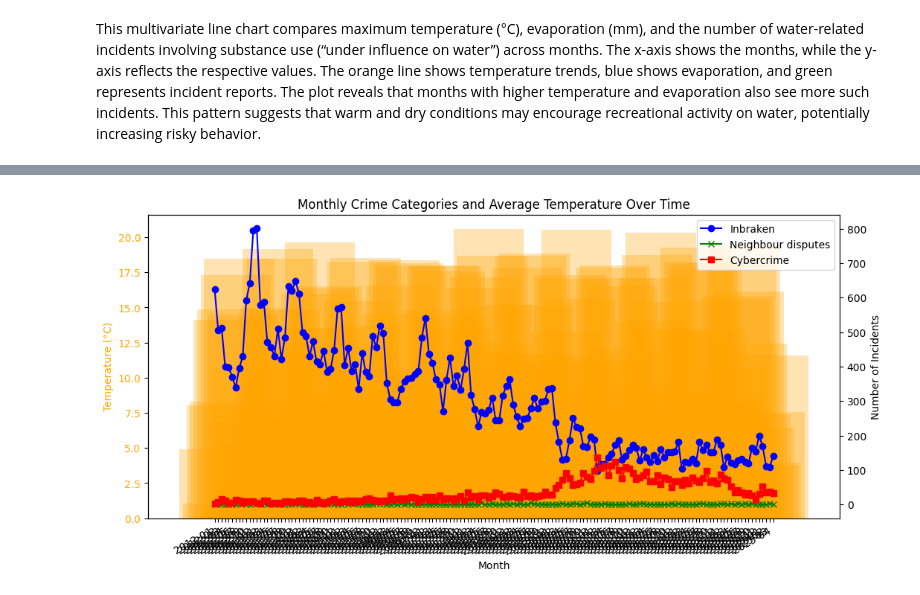
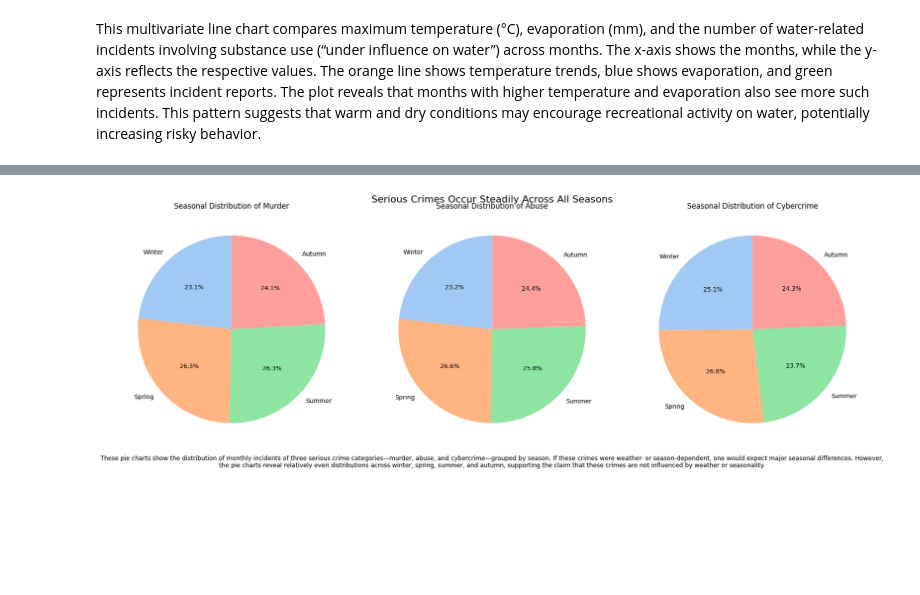
Before and after one commit to tomvanegmond/InfoVis, a Jupyter notebook: docs/notebook.ipynb, the cells around one changed output, grey strips where cells are left out. Cells and saved outputs as stored; diff of their text form; code cells hidden in the pictures; blank space fills up the shorter version.

```diff
--- a/docs/notebook.ipynb
+++ b/docs/notebook.ipynb
@@ -199,28 +169,51 @@ plt.show()
-# %%
-fig, ax1 = plt.subplots(figsize=(12,6))
-
-# Temperatuur als semi-transparante balken
-ax1.bar(df['month'], df['TG'], width=20, alpha=0.3, color='orange', label='Average Temperature (°C)')
-ax1.set_ylabel('Temperature (°C)', color='orange')
-ax1.tick_params(axis='y', labelcolor='orange')
-
-# Tweede y-as voor misdaad
-ax2 = ax1.twinx()
-
-ax2.plot(df['month'], df['1.1.1 Diefstal/inbraak woning'], label='Inbraken', color='blue', marker='o')
-ax2.plot(df['month'], df['2.4.1 Burengerucht (relatieproblemen)'], label='Neighbour disputes', color='green', marker='x')
-ax2.plot(df['month'], df['3.7.4 Cybercrime'], label='Cybercrime', color='red', marker='s')
-
-ax2.set_ylabel('Number of Incidents')
-ax2.tick_params(axis='y')
-
-plt.title('Monthly Crime Categories and Average Temperature Over Time')
-ax1.set_xlabel('Month')
-fig.autofmt_xdate()
-
-lines, labels = ax2.get_legend_handles_labels()
-ax2.legend(lines, labels, loc='upper right')
-
-plt.show()
-# %% [output]
-[figure, removed]
+# %%
+# Map each month number to a season
+season_map = {
+    1: 'Winter', 2: 'Winter', 12: 'Winter',
+    3: 'Spring', 4: 'Spring', 5: 'Spring',
+    6: 'Summer', 7: 'Summer', 8: 'Summer',
+    9: 'Autumn', 10: 'Autumn', 11: 'Autumn'
+}
+
+# Extract numeric month from 'year_month' and map to season
+df['month'] = pd.to_datetime(df['year_month']).dt.month
+df['Season'] = df['month'].map(season_map)
+
+# Serious crime columns and their display names
+serious_crimes = {
+    '1.4.2 Moord, doodslag': 'Murder',
+    '1.4.5 Mishandeling': 'Abuse',
+    '3.7.4 Cybercrime': 'Cybercrime'
+}
+
+# Create pie charts
+fig, axes = plt.subplots(1, 3, figsize=(18, 6))
+
+for ax, (col, label) in zip(axes, serious_crimes.items()):
+    # Total incidents per season for each crime
+    season_totals = df.groupby('Season')[col].sum().reindex(['Winter', 'Spring', 'Summer', 'Autumn'])
+
+    # Pie chart
+    ax.pie(
+        season_totals,
+        labels=season_totals.index,
+        autopct='%1.1f%%',
+        startangle=90,
+        colors=sns.color_palette("pastel")[0:4]
+    )
+    ax.set_title(f'Seasonal Distribution of {label}')
+
+# Title and caption
+fig.suptitle('Serious Crimes Occur Steadily Across All Seasons', fontsize=16)
+
+caption = (
+    "These pie charts show the distribution of monthly incidents of three serious crime categories—murder, abuse, and cybercrime—"
+    "grouped by season. If these crimes were weather- or season-dependent, one would expect major seasonal differences. However, the pie charts "
+    "reveal relatively even distributions across winter, spring, summer, and autumn, supporting the claim that these crimes are not influenced by weather or seasonality."
+)
+
+plt.figtext(0.5, -0.05, caption, wrap=True, horizontalalignment='center', fontsize=10)
+plt.tight_layout()
+plt.show()
+# %% [output]
+[figure, added]
```
Also changed, not shown: parts of 5 cells of this notebook, 22 other files.
